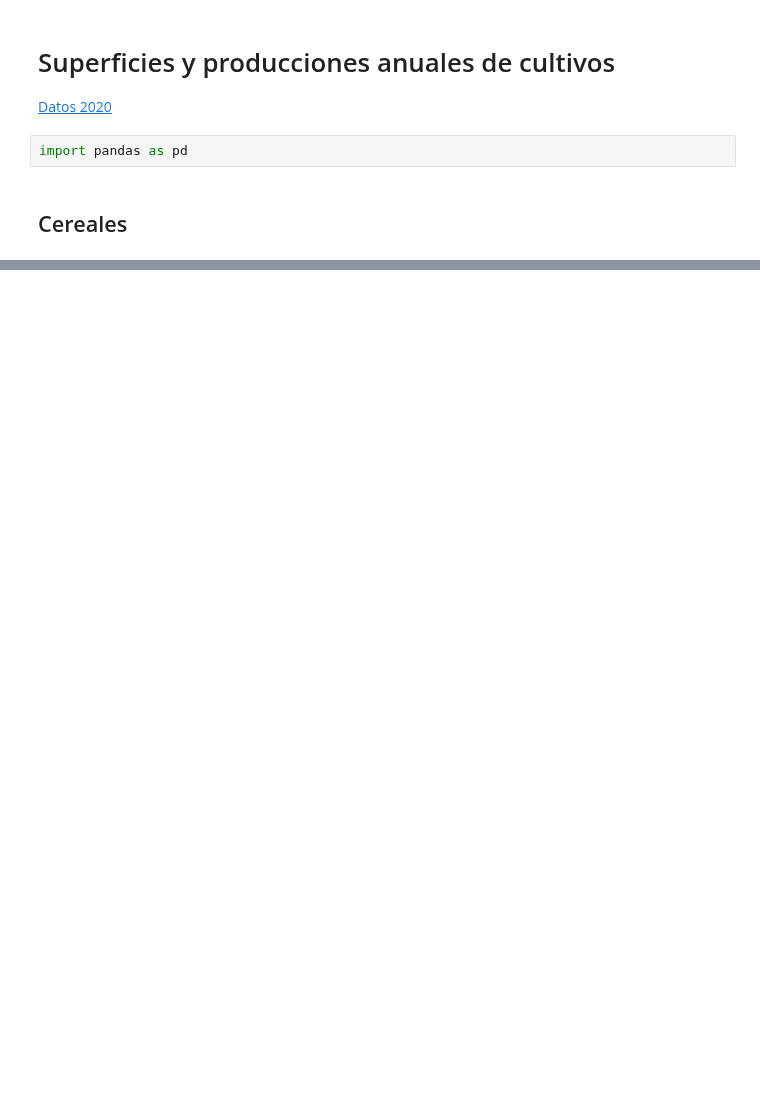
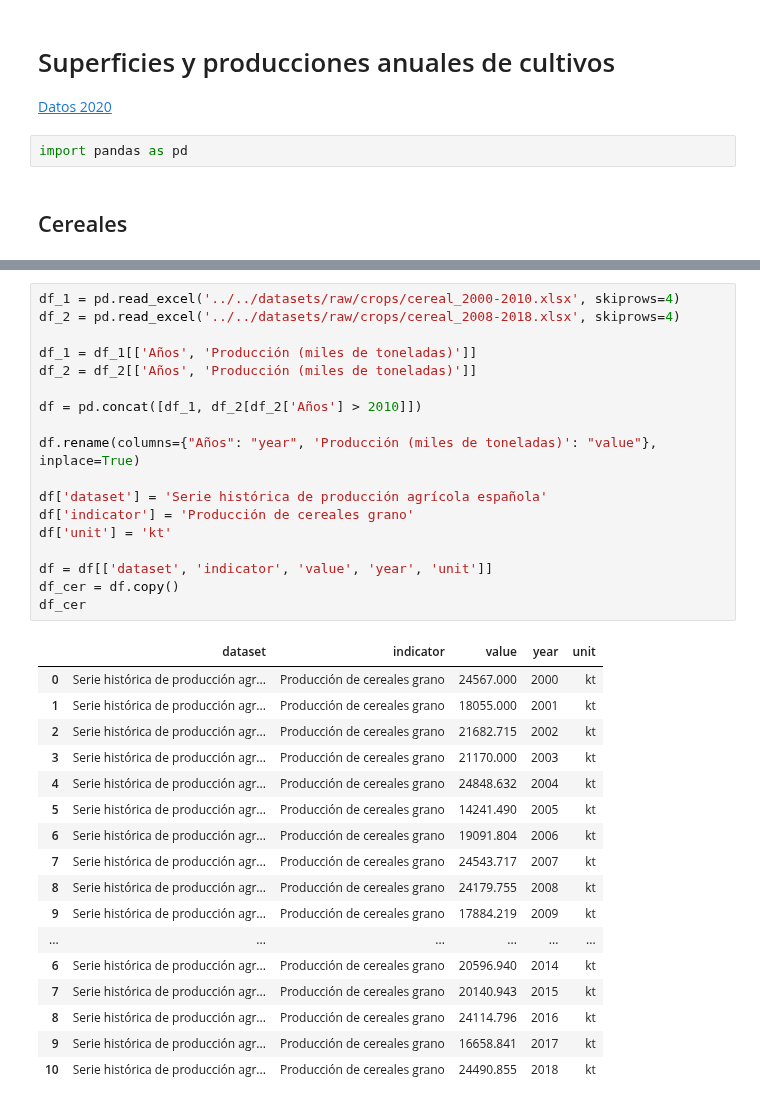
Before and after one commit to Vizzuality/ecf-agricultural-climate-impact, a Jupyter notebook: data/notebooks/Lab/11_Annual_crop_production.ipynb, the cells around one changed output, grey strips where cells are left out. Drawn from its saved outputs; the diff is of its cells as text; blank space fills up the shorter version.

```diff
--- a/data/notebooks/Lab/11_Annual_crop_production.ipynb
+++ b/data/notebooks/Lab/11_Annual_crop_production.ipynb
@@ -31,0 +9,36 @@ df.iloc[:50]
+# %%
+df_1 = pd.read_excel('../../datasets/raw/crops/cereal_2000-2010.xlsx', skiprows=4)
+df_2 = pd.read_excel('../../datasets/raw/crops/cereal_2008-2018.xlsx', skiprows=4)
+
+df_1 = df_1[['Años', 'Producción (miles de toneladas)']]
+df_2 = df_2[['Años', 'Producción (miles de toneladas)']]
+
+df = pd.concat([df_1, df_2[df_2['Años'] > 2010]])
+
+df.rename(columns={"Años": "year", 'Producción (miles de toneladas)': "value"}, inplace=True)
+
+df['dataset'] = 'Serie histórica de producción agrícola española'
+df['indicator'] = 'Producción de cereales grano'
+df['unit'] = 'kt'
+
+df = df[['dataset', 'indicator', 'value', 'year', 'unit']]
+df_cer = df.copy()
+df_cer
+# %% [output]
+|  | dataset | indicator | value | year | unit |
+| 0 | Serie histórica de producción agr... | Producción de cereales grano | 24567.000 | 2000 | kt |
+| 1 | Serie histórica de producción agr... | Producción de cereales grano | 18055.000 | 2001 | kt |
+| 2 | Serie histórica de producción agr... | Producción de cereales grano | 21682.715 | 2002 | kt |
+| 3 | Serie histórica de producción agr... | Producción de cereales grano | 21170.000 | 2003 | kt |
+| 4 | Serie histórica de producción agr... | Producción de cereales grano | 24848.632 | 2004 | kt |
+| 5 | Serie histórica de producción agr... | Producción de cereales grano | 14241.490 | 2005 | kt |
+| 6 | Serie histórica de producción agr... | Producción de cereales grano | 19091.804 | 2006 | kt |
+| 7 | Serie histórica de producción agr... | Producción de cereales grano | 24543.717 | 2007 | kt |
+| 8 | Serie histórica de producción agr... | Producción de cereales grano | 24179.755 | 2008 | kt |
+| 9 | Serie histórica de producción agr... | Producción de cereales grano | 17884.219 | 2009 | kt |
+| ... | ... | ... | ... | ... | ... |
+| 6 | Serie histórica de producción agr... | Producción de cereales grano | 20596.940 | 2014 | kt |
+| 7 | Serie histórica de producción agr... | Producción de cereales grano | 20140.943 | 2015 | kt |
+| 8 | Serie histórica de producción agr... | Producción de cereales grano | 24114.796 | 2016 | kt |
+| 9 | Serie histórica de producción agr... | Producción de cereales grano | 16658.841 | 2017 | kt |
+| 10 | Serie histórica de producción agr... | Producción de cereales grano | 24490.855 | 2018 | kt |
```
Also changed, not shown: parts of 8 cells of this notebook, 2 other files.
